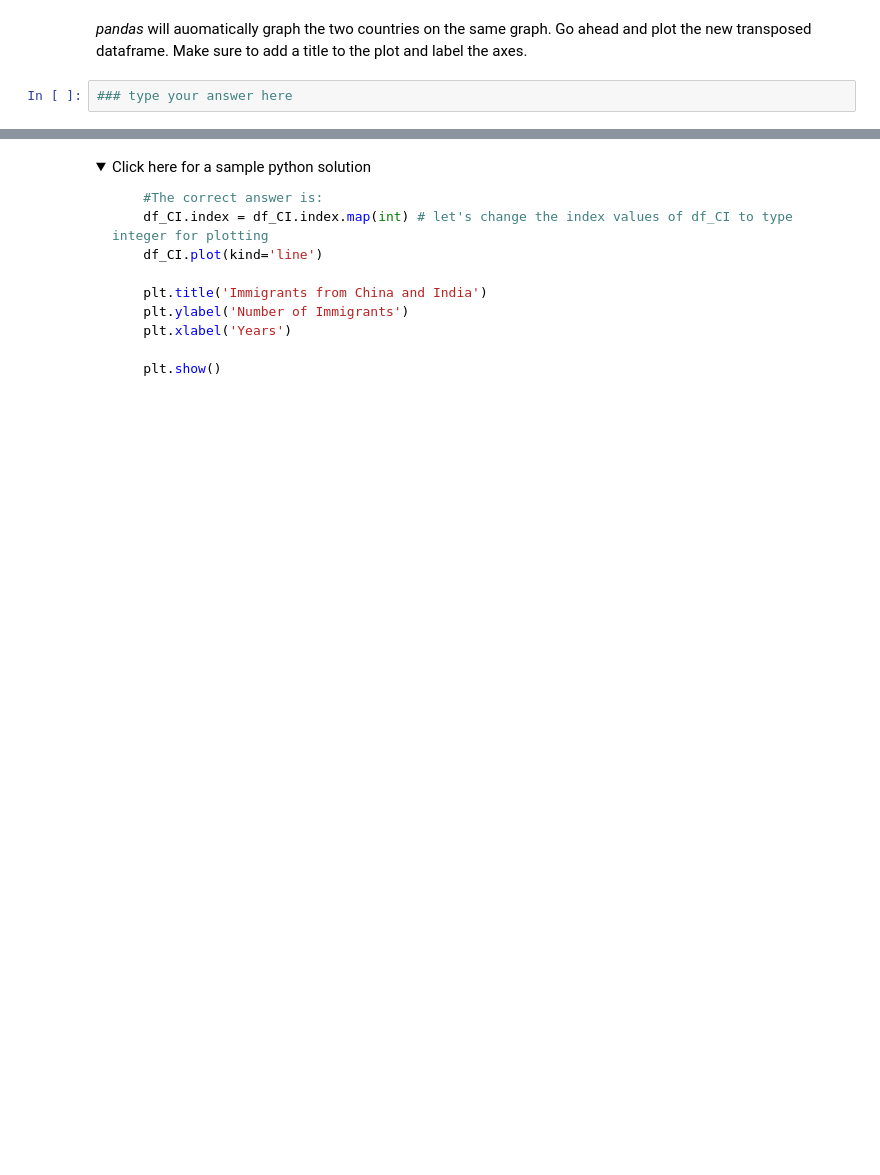
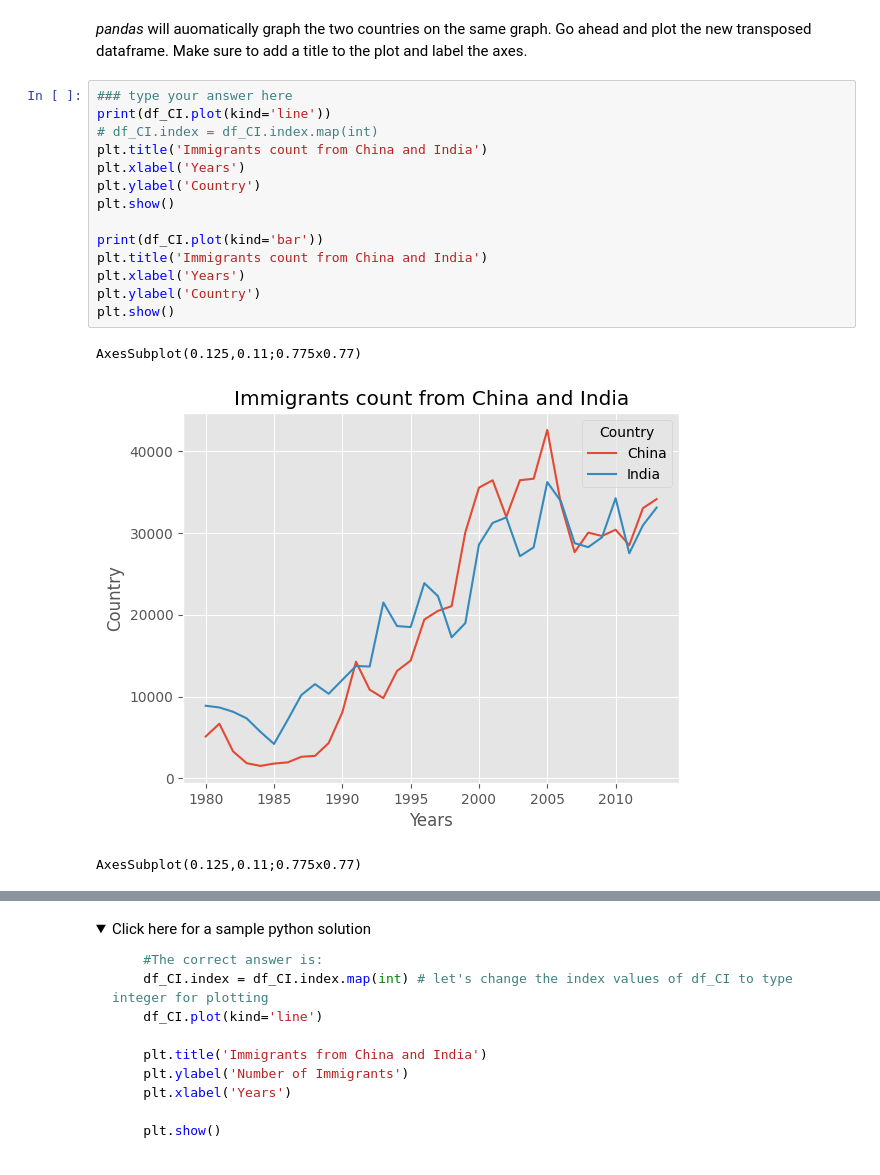
Before and after one commit to sammizewskiperscholas/pandas_demos, a Jupyter notebook: coursera_labs_visualization/DV0101EN-Exercise-Introduction-to-Matplotlib-and-Line-Plots.jupyterlite.ipynb, the cells around one changed output, grey strips where cells are left out. Cells and saved outputs as stored; diff of their text form; folded sections open; blank space fills up the shorter version.

```diff
--- a/coursera_labs_visualization/DV0101EN-Exercise-Introduction-to-Matplotlib-and-Line-Plots.jupyterlite.ipynb
+++ b/coursera_labs_visualization/DV0101EN-Exercise-Introduction-to-Matplotlib-and-Line-Plots.jupyterlite.ipynb
@@ -777,4 +452,20 @@ df_CI.head()
 # %% [markdown]
 *pandas* will auomatically graph the two countries on the same graph. Go ahead and plot the new transposed dataframe. Make sure to add a title to the plot and label the axes.
-# %%
-### type your answer here
+# %%
+### type your answer here
+print(df_CI.plot(kind='line'))
+# df_CI.index = df_CI.index.map(int)
+plt.title('Immigrants count from China and India')
+plt.xlabel('Years')
+plt.ylabel('Country')
+plt.show()
+
+print(df_CI.plot(kind='bar'))
+plt.title('Immigrants count from China and India')
+plt.xlabel('Years')
+plt.ylabel('Country')
+plt.show()
+# %% [output]
+AxesSubplot(0.125,0.11;0.775x0.77)
+[figure, added]
+AxesSubplot(0.125,0.11;0.775x0.77)
```
Also changed, not shown: parts of 40 cells of this notebook, 8 other files.
